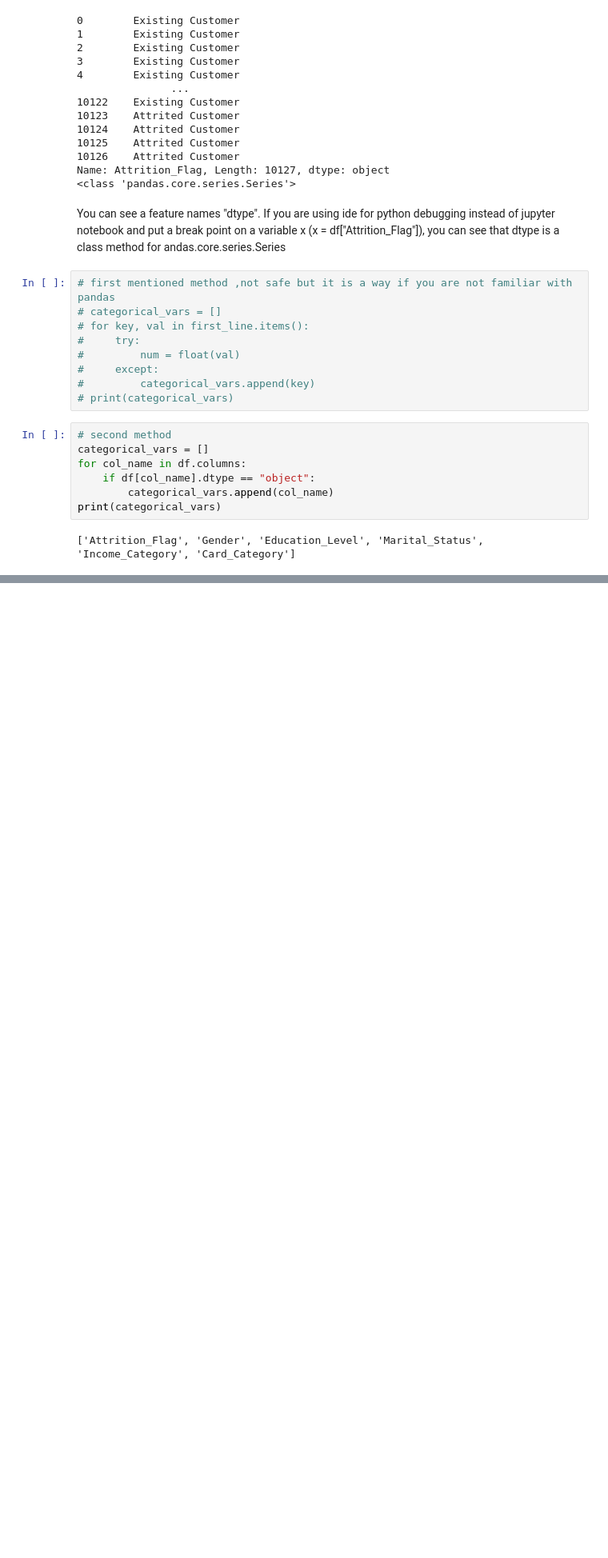
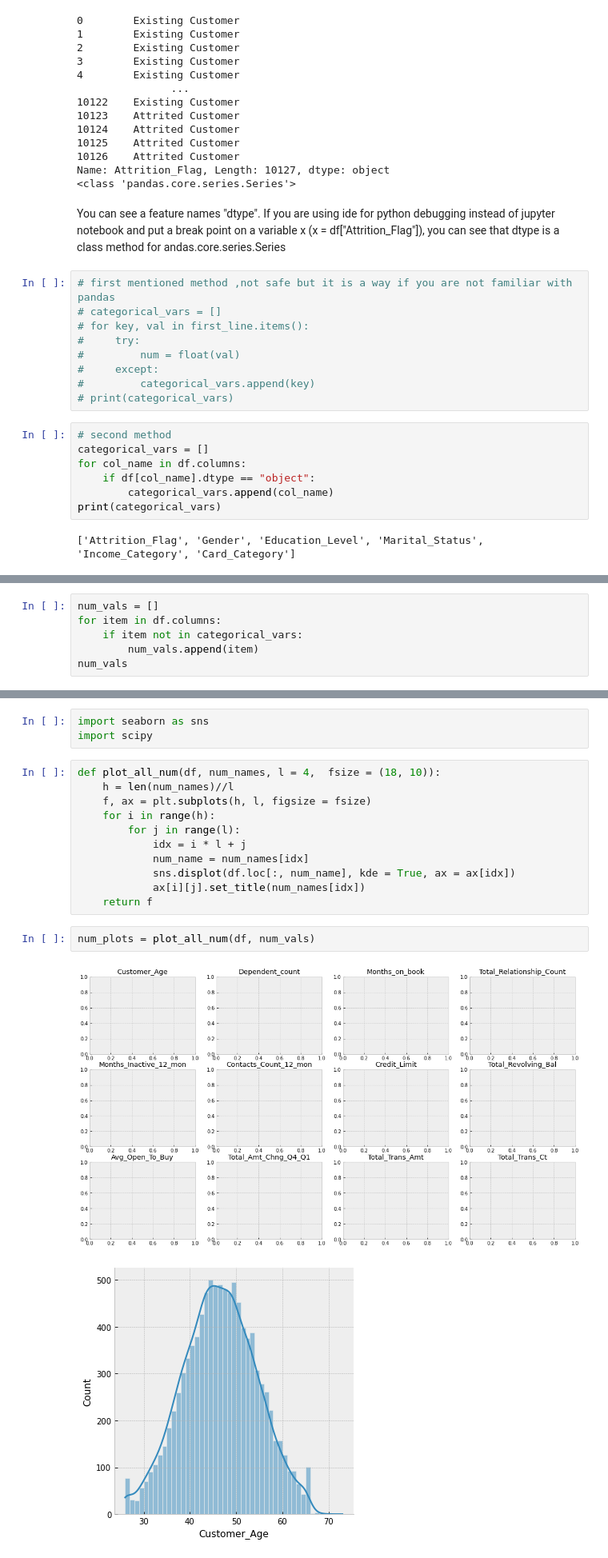
Before and after one commit to 610yilingliu/data-science-for-finance, a Jupyter notebook: credit_card_customers/analyze.ipynb, the cells around one changed output, grey strips where cells are left out. Shown at 80% size. Cells and saved outputs as stored; diff of their text form; blank space fills up the shorter version.

```diff
--- a/credit_card_customers/analyze.ipynb
+++ b/credit_card_customers/analyze.ipynb
@@ -203,0 +214,6 @@ a = plot_all(df, categorical_vars)
+# %%
+num_vals = []
+for item in df.columns:
+    if item not in categorical_vars:
+        num_vals.append(item)
+num_vals
@@ -203,0 +238,19 @@ a = plot_all(df, categorical_vars)
+# %%
+import seaborn as sns
+import scipy
+# %%
+def plot_all_num(df, num_names, l = 4,  fsize = (18, 10)):
+    h = len(num_names)//l
+    f, ax = plt.subplots(h, l, figsize = fsize)
+    for i in range(h):
+        for j in range(l):
+            idx = i * l + j
+            num_name = num_names[idx]
+            sns.displot(df.loc[:, num_name], kde = True, ax = ax[idx])
+            ax[i][j].set_title(num_names[idx])
+    return f
+# %%
+num_plots = plot_all_num(df, num_vals)
+# %% [output]
+[figure, added]
+[figure, added]
```
Also changed, not shown: parts of 8 cells of this notebook, 2 other files.
